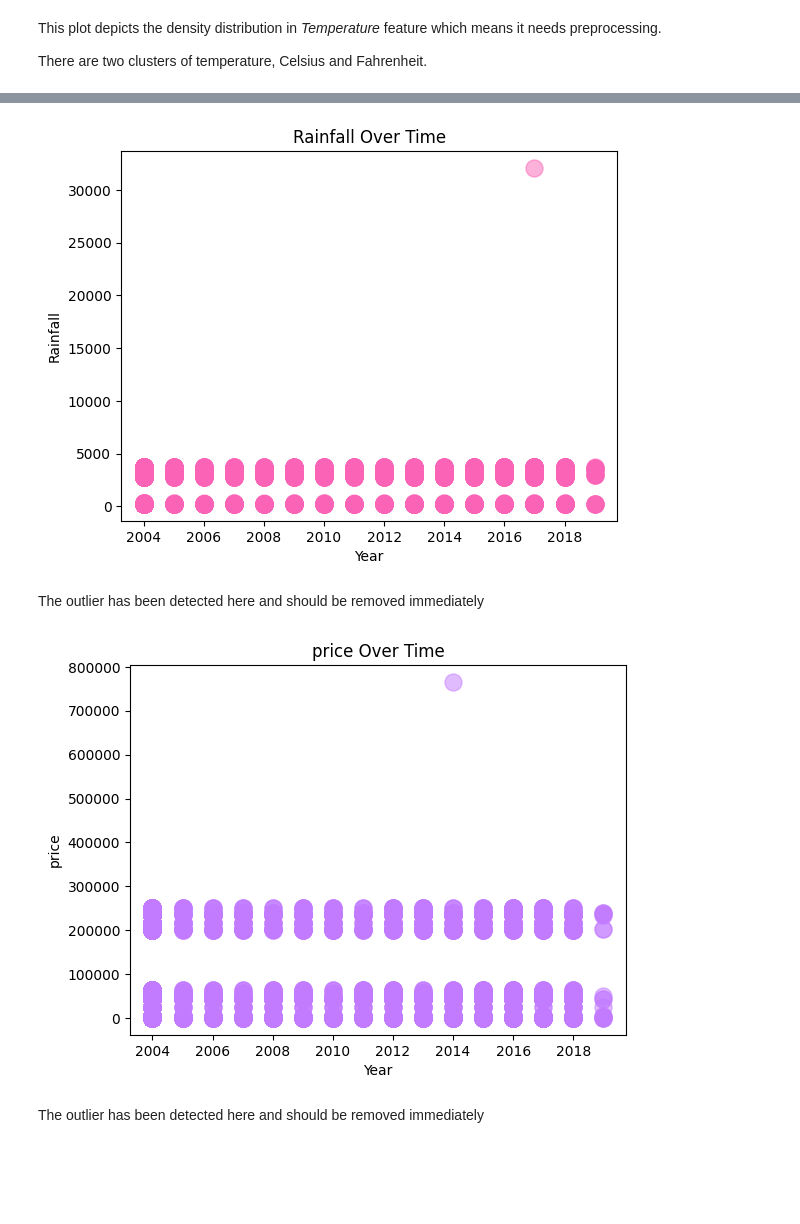
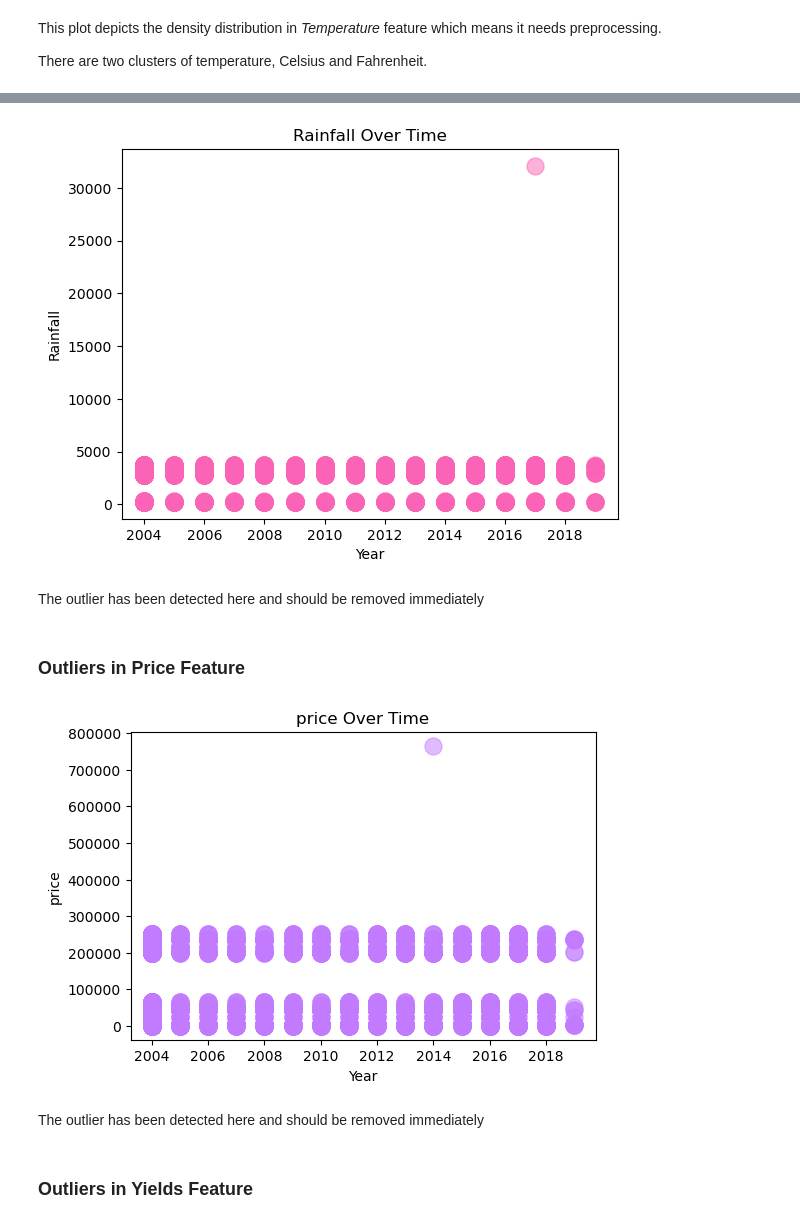
Before and after one commit to Hsstring/karnataka-agriculture-analysis, a Jupyter notebook: Karnataka_analysis.ipynb, the cells around one changed output, grey strips where cells are left out. Drawn from its saved outputs; the diff is of its cells as text; code cells hidden in the pictures; blank space fills up the shorter version.

Commit message:
updates on data visualization

```diff
--- a/Karnataka_analysis.ipynb
+++ b/Karnataka_analysis.ipynb
@@ -44,0 +67,29 @@ The results depicts that the most frequent location is Hassan, the most frequent
+# %%
+fig,ax = plt.subplots(1,3,figsize=(12,8))
+plt.rcParams['axes.prop_cycle']= plt.cycler('color', plt.cm.Pastel1.colors)
+fig.suptitle("Pie chart of top most frequent locations, crops and seasons", fontdict = title_font, fontsize=15)
+plt.subplots_adjust(top=1.25,      # Lower value brings charts up (default ~0.9)
+                    bottom=0.1,    # Bottom margin
+                    left=0.05,      # Left margin
+                    right=0.95,     # Right margin
+                    wspace=0.2)     # Space between charts
+
+location_counts = df['Location'].value_counts().head(5)
+crops_counts = df['Crops'].value_counts().head(5)
+season_counts = df['Season'].value_counts()
+
+ax[0].set_title('Top 5 Locations', fontdict=font1)
+ax[0].pie(location_counts, autopct='%.0f%%', startangle=90)
+# ax[0].legend(location_counts.index, loc='lower left', title='locations')
+ax[0].legend(location_counts.index, title="Locations",
+           loc='lower left', bbox_to_anchor=(0, -0.35), frameon=False,  prop={'family':'Times New Roman'})
+
+ax[1].set_title('Top 5 Crops', fontdict=font1)
+ax[1].pie(crops_counts, autopct='%.0f%%', startangle=90)
+ax[1].legend(crops_counts.index, title="Crops",
+           loc='lower left', bbox_to_anchor=(0, -0.35), frameon=False, prop={'family':'Times New Roman'})
+
+ax[2].set_title('Frequent Seasons', fontdict=font1)
+ax[2].pie(season_counts, autopct='%.0f%%', startangle=90)
+ax[2].legend(season_counts.index, title="Seasons",
+           loc='lower left', bbox_to_anchor=(0, -0.22), frameon=False, prop={'family':'Times New Roman'})
@@ -220,26 +374,30 @@ Text(0.5, 1.0, 'Density Plot ')
 # %%
-plt.figure()
+df['Rainfall'] = df['Rainfall'].astype(float)
 plt.scatter(df['Year'], df['Rainfall'], s=150 , alpha=0.5, color='#FB64B6', marker='o')
 plt.xlabel("Year")
 plt.ylabel("Rainfall")
 plt.title("Rainfall Over Time")
 plt.show()
 # %% [output]
-[figure, old version]
+[figure, new version]
 # %% [markdown]
 The outlier has been detected here and should be removed immediately
 # %%
 df = df[df['Rainfall'] < 30000]
+# %% [markdown]
+### Outliers in Price Feature
 # %%
-plt.figure()
+plt.figure(figsize=(6,4))
 plt.scatter(df['Year'], df['price'], s=150 , alpha=0.5, color='#C27AFF', marker='o')
 plt.xlabel("Year")
 plt.ylabel("price")
 plt.title("price Over Time")
 plt.show()
 # %% [output]
-[figure, old version]
+[figure, new version]
 # %% [markdown]
 The outlier has been detected here and should be removed immediately
 # %%
 df = df[df['Rainfall'] < 700000]
+# %% [markdown]
+### Outliers in Yields Feature
```
Also changed, not shown: parts of 70 cells of this notebook, 5 other files.
